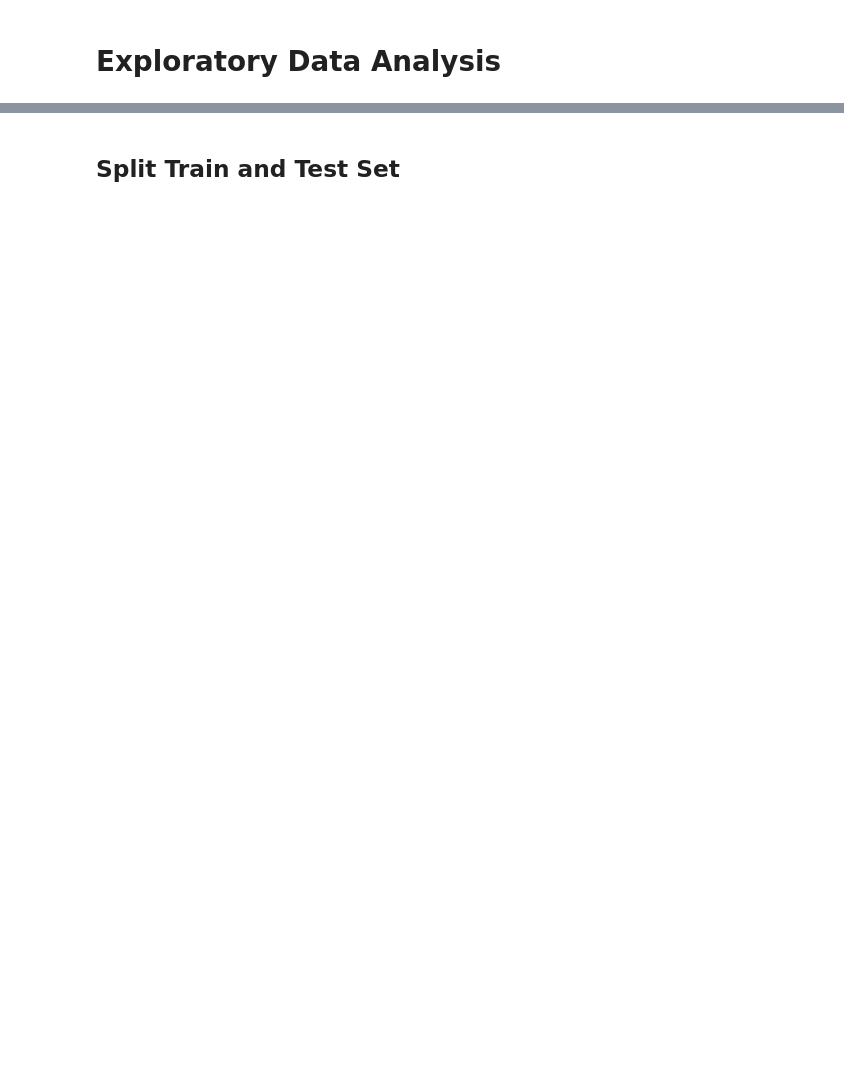
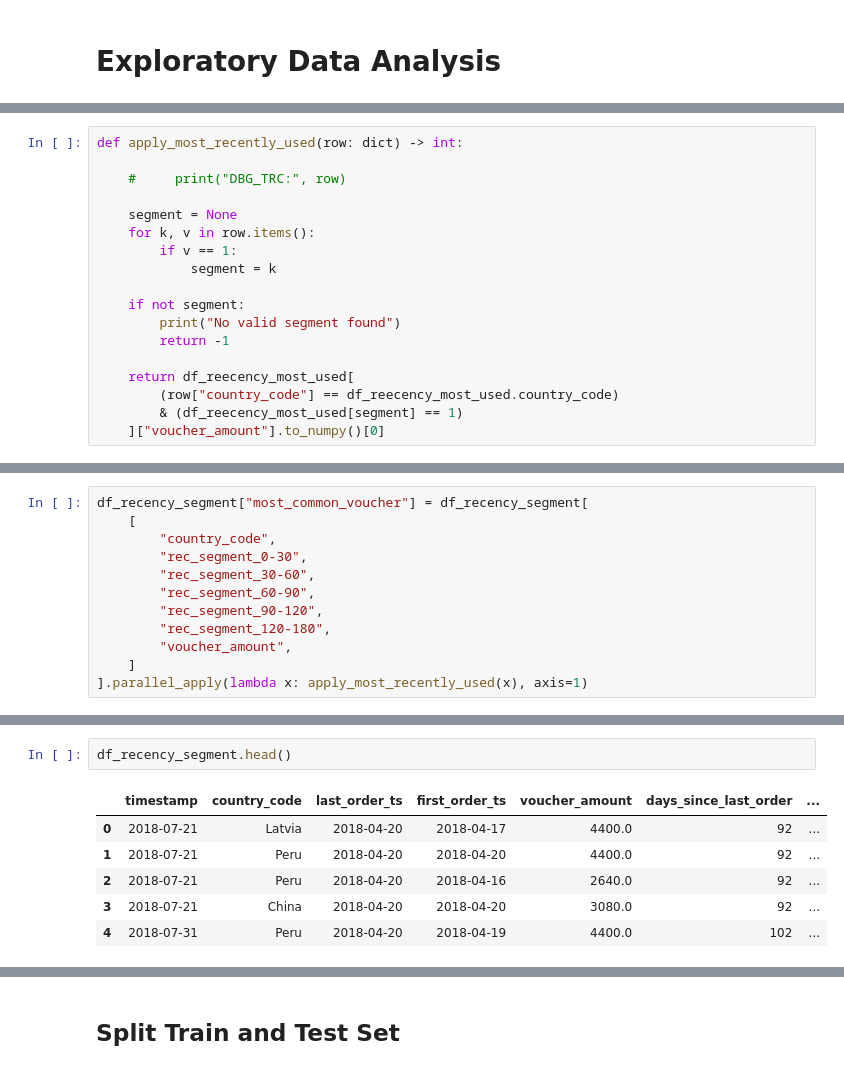
Before and after one commit to rahulynot/CustomerReactivation, a Jupyter notebook: notebook/ExploratoryDataAnalysis.ipynb, the cells around one changed output, grey strips where cells are left out. Cells and saved outputs as stored; diff of their text form; blank space fills up the shorter version.

Commit message:
WIP - Trained model for most common voucher

```diff
--- a/notebook/ExploratoryDataAnalysis.ipynb
+++ b/notebook/ExploratoryDataAnalysis.ipynb
@@ -504,0 +609,18 @@ df.head()
+# %%
+def apply_most_recently_used(row: dict) -> int:
+
+    #     print("DBG_TRC:", row)
+
+    segment = None
+    for k, v in row.items():
+        if v == 1:
+            segment = k
+
+    if not segment:
+        print("No valid segment found")
+        return -1
+
+    return df_reecency_most_used[
+        (row["country_code"] == df_reecency_most_used.country_code)
+        & (df_reecency_most_used[segment] == 1)
+    ]["voucher_amount"].to_numpy()[0]
@@ -504,0 +647,12 @@ df.head()
+# %%
+df_recency_segment["most_common_voucher"] = df_recency_segment[
+    [
+        "country_code",
+        "rec_segment_0-30",
+        "rec_segment_30-60",
+        "rec_segment_60-90",
+        "rec_segment_90-120",
+        "rec_segment_120-180",
+        "voucher_amount",
+    ]
+].parallel_apply(lambda x: apply_most_recently_used(x), axis=1)
@@ -504,0 +666,9 @@ df.head()
+# %%
+df_recency_segment.head()
+# %% [output]
+|  | timestamp | country_code | last_order_ts | first_order_ts | voucher_amount | days_since_last_order | ... |
+| 0 | 2018-07-21 | Latvia | 2018-04-20 | 2018-04-17 | 4400.0 | 92 | ... |
+| 1 | 2018-07-21 | Peru | 2018-04-20 | 2018-04-20 | 4400.0 | 92 | ... |
+| 2 | 2018-07-21 | Peru | 2018-04-20 | 2018-04-16 | 2640.0 | 92 | ... |
+| 3 | 2018-07-21 | China | 2018-04-20 | 2018-04-20 | 3080.0 | 92 | ... |
+| 4 | 2018-07-31 | Peru | 2018-04-20 | 2018-04-19 | 4400.0 | 102 | ... |
```
Also changed, not shown: parts of 111 cells of this notebook.
